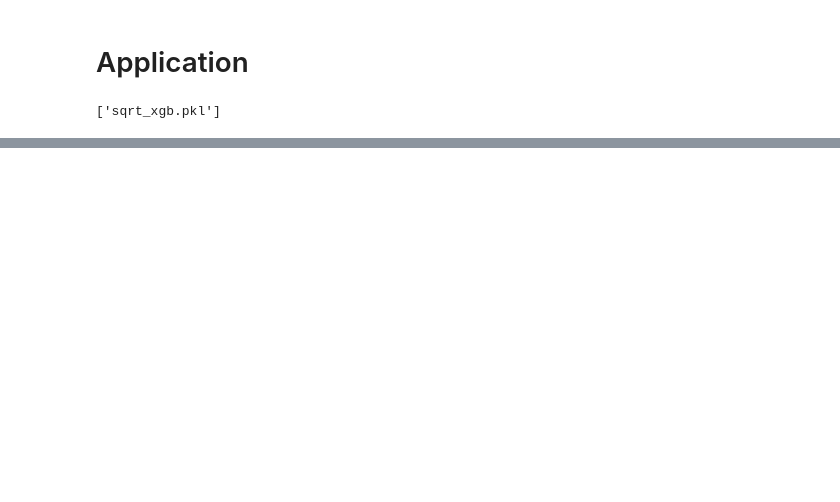
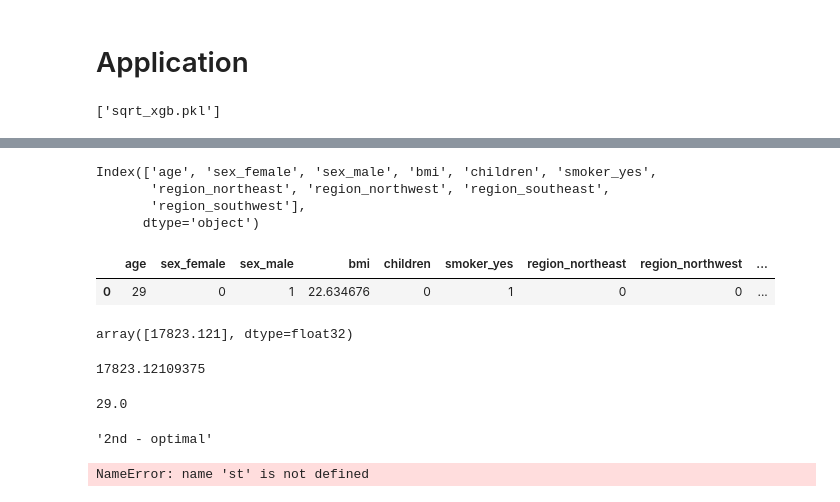
Before and after one commit to infoshareacademy/jdszr6-grupa-bez-nazwy, a Jupyter notebook: ML_project/ML-ubezpieczenia_zdrowotne_202205242246.ipynb, the cells around one changed output, grey strips where cells are left out. Cells and saved outputs as stored; diff of their text form; code cells hidden in the pictures; blank space fills up the shorter version.

```diff
--- a/ML_project/ML-ubezpieczenia_zdrowotne_202205242246.ipynb
+++ b/ML_project/ML-ubezpieczenia_zdrowotne_202205242246.ipynb
@@ -606,0 +666,76 @@ joblib.dump(model_v2, 'sqrt_xgb.pkl')
+# %%
+X.columns
+# %% [output]
+Index(['age', 'sex_female', 'sex_male', 'bmi', 'children', 'smoker_yes',
+       'region_northeast', 'region_northwest', 'region_southeast',
+       'region_southwest'],
+      dtype='object')
+# %%
+age = 29
+sex = 'female'
+weight = 80
+height = 188
+children = 0
+smoker = 'yes'
+region = 'southwest'
+bmi = weight / ((height/100)**2)
+# %%
+df_pred = pd.DataFrame(data=[[
+                        age,
+                        (lambda x: 1 if x == 'male' else 0)(sex),
+                        (lambda x: 1 if x == 'female' else 0)(sex),
+                        bmi,
+                        children,
+                        (lambda x: 1 if x == 'yes' else 0)(smoker),
+                        (lambda x: 1 if x == 'northeast' else 0)(region),
+                        (lambda x: 1 if x == 'northwest' else 0)(region),
+                        (lambda x: 1 if x == 'southeast' else 0)(region),
+                        (lambda x: 1 if x == 'southwest' else 0)(region)
+                        ]],
+                        columns = X.columns)
+df_pred
+# %% [output]
+|  | age | sex_female | sex_male | bmi | children | smoker_yes | region_northeast | region_northwest | ... |
+| 0 | 29 | 0 | 1 | 22.634676 | 0 | 1 | 0 | 0 | ... |
+# %%
+def predict_chance(df_pred):
+
+    prediction=model_v2.predict(df_pred) #predictions using our model
+    return prediction**2
+
+prediction = predict_chance(df_pred)
+prediction
+# %% [output]
+array([17823.121], dtype=float32)
+# %%
+float(prediction)
+# %% [output]
+17823.12109375
+# %%
+float(df_pred['age'])
+# %% [output]
+29.0
+# %%
+def assign_to_group(df_pred, prediction): #assign client to group according to charges value
+    groups = ["1st - economical", "2nd - optimal", "3rd - exclusive"]
+    limit_1 = float(df_pred['age']) * 295
+    limit_2 = float(df_pred['age']) * 295 + 20000
+    if float(prediction) < limit_1:
+        group = groups[0]
+    elif float(prediction) < limit_2:
+        group = groups[1]
+    else:
+        group = groups[2]
+    return group
+
+assign_to_group(df_pred, prediction)
+# %% [output]
+'2nd - optimal'
+# %%
+    if st.button("Predict"): #result will be displayed if button is pressed
+        prediction = predict_chance(model_v2, df_pred)
+        group = assign_to_group(df_pred, prediction)
+
+        st.success(f"The predicted value of client's charges is: \n{prediction:2f} \n\nClient assigned to {group} group")
+# %% [output]
+NameError: name 'st' is not defined
```
Also changed, not shown: parts of 14 cells of this notebook, 13 other files.
